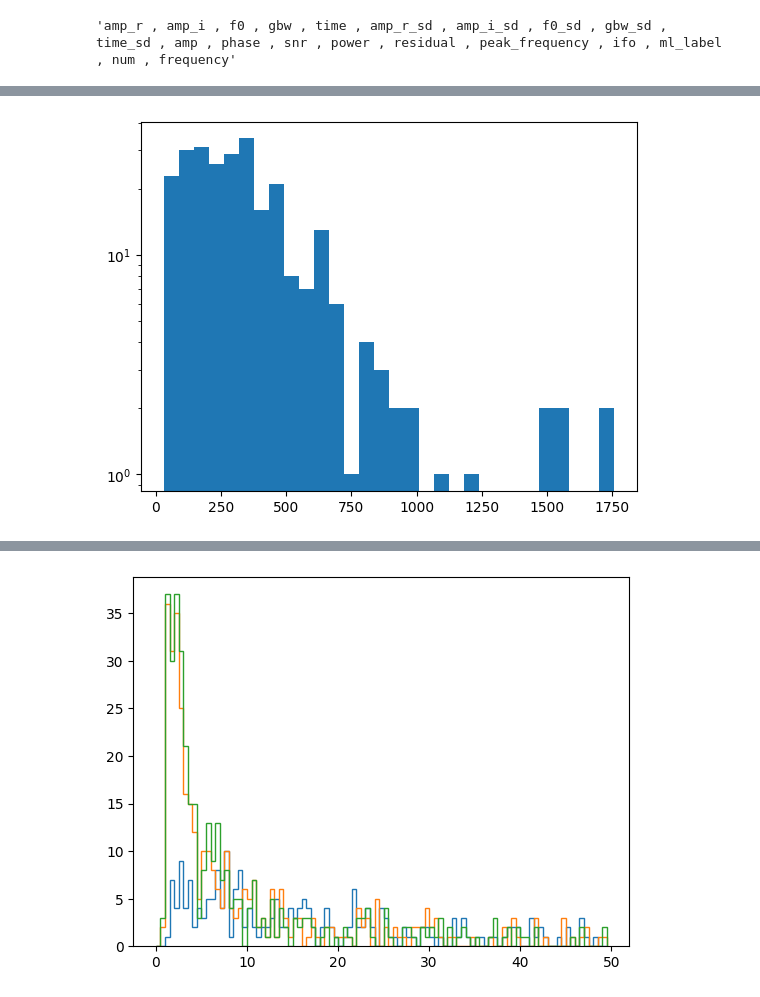
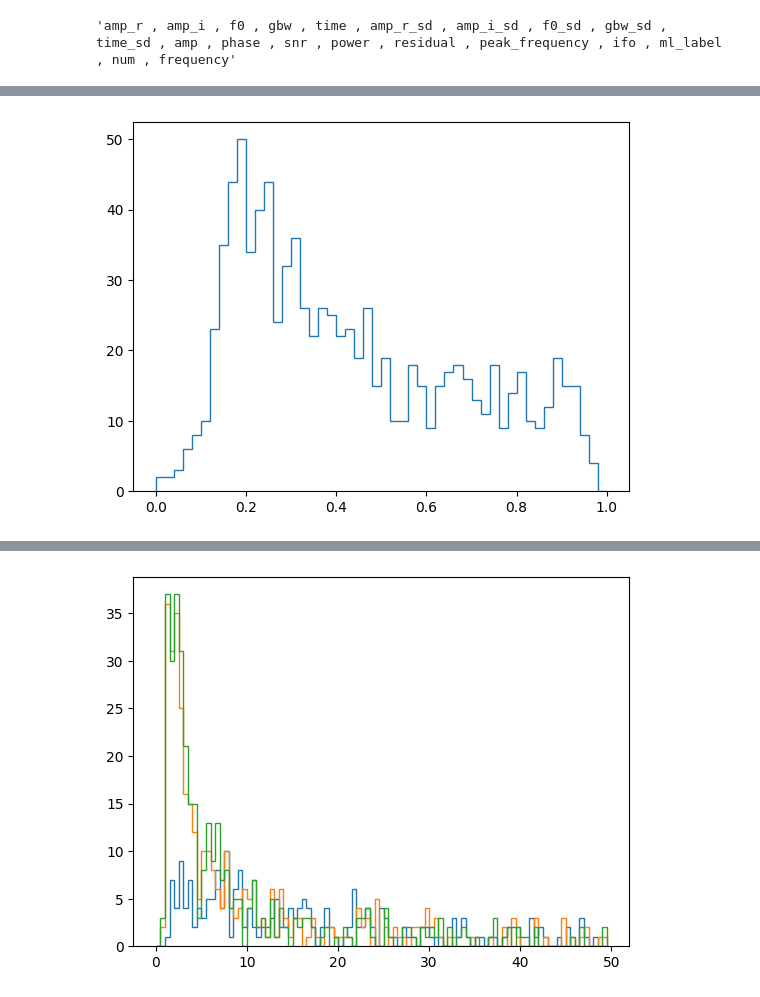
Before and after one commit to andrew-lundgren/antiglitch, a Jupyter notebook: plots/plot_results.ipynb, the cells around one changed output, grey strips where cells are left out. Drawn from its saved outputs; the diff is of its cells as text; code cells hidden in the pictures.

Commit message:
Updated plots with SNR calculation

```diff
--- a/plots/plot_results.ipynb
+++ b/plots/plot_results.ipynb
@@ -18,5 +19,5 @@ plt.hist(df['snr'], log=True, bins=30);
 # %%
-dt1 = df.query("ifo == 'V1' and ml_label == 'Blip'")
-plt.hist(dt1['amp'], log=True, bins=30);
+dt = df.query("ifo != 'V1' and ml_label == 'Blip'")
+plt.hist((dt['power']-dt['residual'])/dt['power'], bins=np.arange(0,1.02,0.02), histtype='step');
 # %% [output]
-[figure, old version]
+[figure, new version]
```
Also changed, not shown: parts of 12 cells of this notebook.
